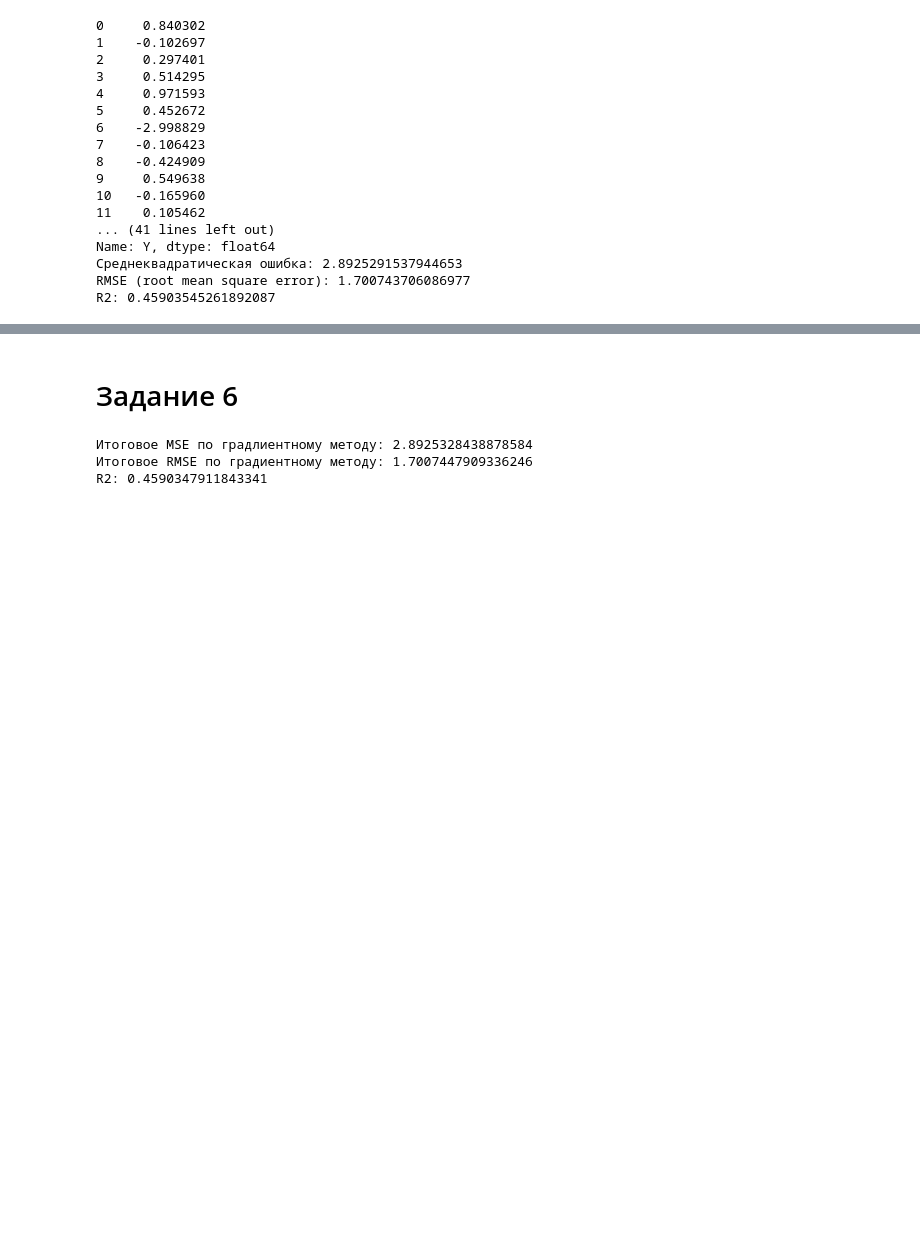
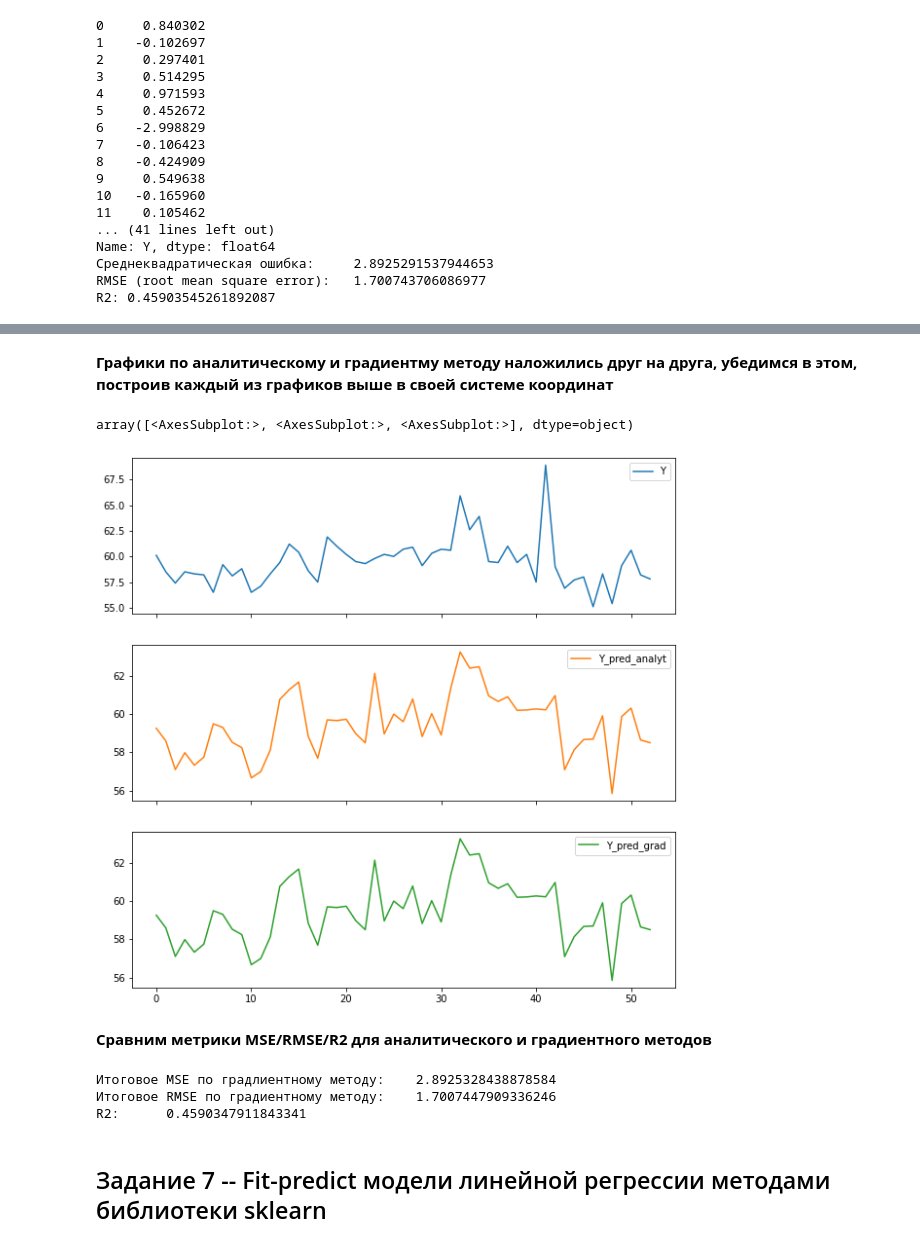
Before and after one commit to FrBarbarossa/DA, a Jupyter notebook: PAD_LR_1/PAD_LR_1_Makushin.ipynb, the cells around one changed output, grey strips where cells are left out. Saved outputs shown, nothing was run; the diff lists cells and outputs as text; code cells hidden in the pictures; blank space fills up the shorter version.

```diff
--- a/PAD_LR_1/PAD_LR_1_Makushin.ipynb
+++ b/PAD_LR_1/PAD_LR_1_Makushin.ipynb
@@ -298,3 +318,10 @@ pd.DataFrame({"Y":Y, "Y_pred":Y_pred_by_x_z_by_grad}).plot(figsize=(10,10))
-# %% [markdown]
-# Задание 6
+# %% [markdown]
+**Графики по аналитическому и градиентму методу наложились друг на друга, убедимся в этом, построив каждый из графиков выше в своей системе координат**
+# %%
+pd.DataFrame({"Y":Y, "Y_pred_analyt":Y_pred_by_x_z, "Y_pred_grad":Y_pred_by_x_z_by_grad}).plot(subplots=True,figsize=(10,10)) # Построение на одном графике исходных целевых (target) значений и предсказанных по градиентному методу
+# %% [output]
+array([<AxesSubplot:>, <AxesSubplot:>, <AxesSubplot:>], dtype=object)
+[figure, added]
+# %% [markdown]
+**Сравним метрики MSE/RMSE/R2 для аналитического и градиентного методов**
 # %%
@@ -312,2 +340,4 @@ R2: 0.4590347911843341
+# %% [markdown]
+## Задание 7 -- Fit-predict модели линейной регрессии методами библиотеки sklearn
 # %%
 reg = LinearRegression().fit(X, Y)
```
Also changed, not shown: parts of 34 cells of this notebook.
